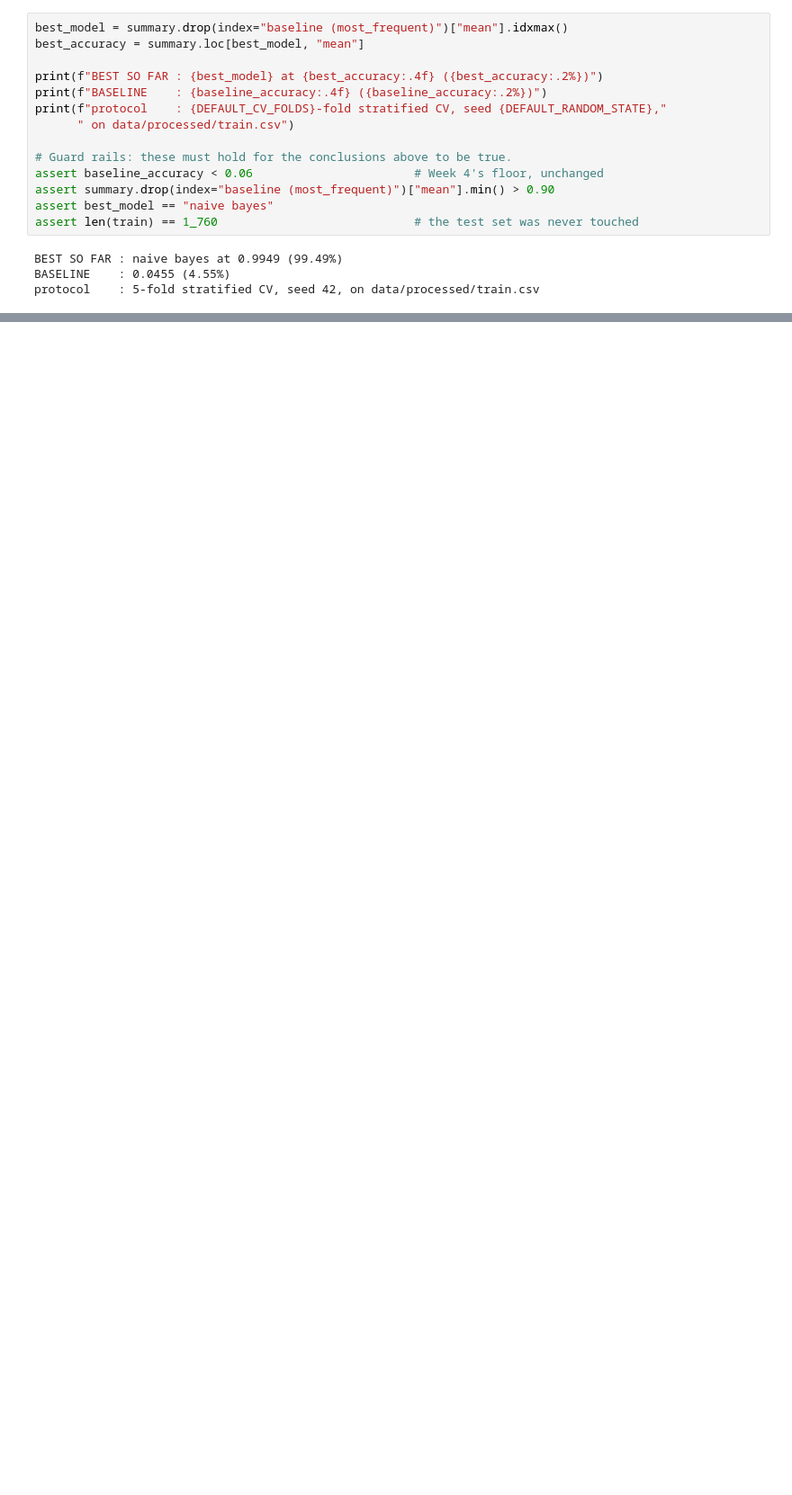
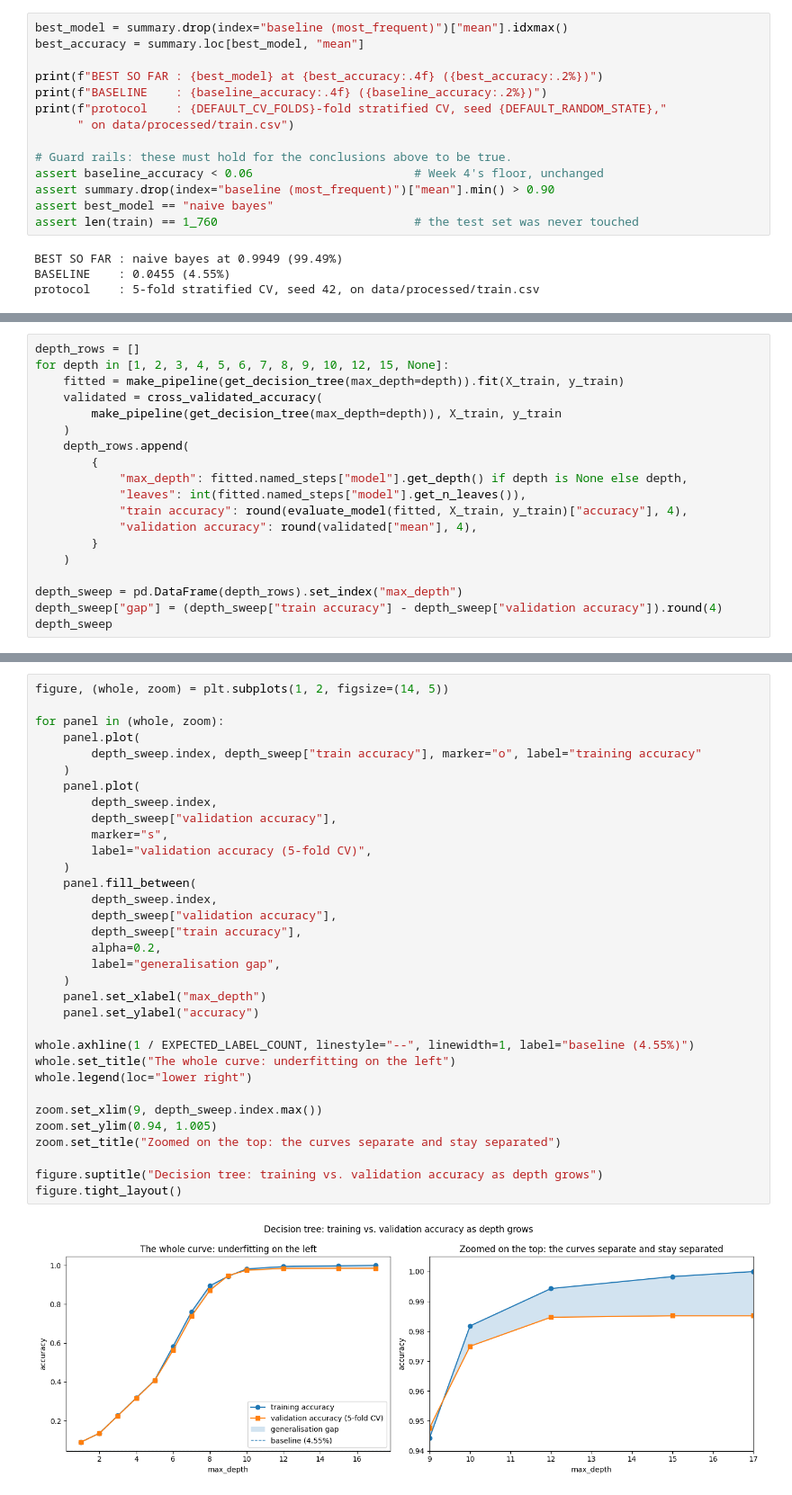
Before and after one commit to Raj-Indra-Asura/Crop-Recommendation-System, a Jupyter notebook: notebooks/05_classification_models.ipynb, the cells around one changed output, grey strips where cells are left out. Shown at 90% size. Cells and saved outputs as stored; diff of their text form; blank space fills up the shorter version.

```diff
--- a/notebooks/05_classification_models.ipynb
+++ b/notebooks/05_classification_models.ipynb
@@ -583,0 +827,19 @@ protocol    : 5-fold stratified CV, seed 42, on data/processed/train.csv
+# %%
+depth_rows = []
+for depth in [1, 2, 3, 4, 5, 6, 7, 8, 9, 10, 12, 15, None]:
+    fitted = make_pipeline(get_decision_tree(max_depth=depth)).fit(X_train, y_train)
+    validated = cross_validated_accuracy(
+        make_pipeline(get_decision_tree(max_depth=depth)), X_train, y_train
+    )
+    depth_rows.append(
+        {
+            "max_depth": fitted.named_steps["model"].get_depth() if depth is None else depth,
+            "leaves": int(fitted.named_steps["model"].get_n_leaves()),
+            "train accuracy": round(evaluate_model(fitted, X_train, y_train)["accuracy"], 4),
+            "validation accuracy": round(validated["mean"], 4),
+        }
+    )
+
+depth_sweep = pd.DataFrame(depth_rows).set_index("max_depth")
+depth_sweep["gap"] = (depth_sweep["train accuracy"] - depth_sweep["validation accuracy"]).round(4)
+depth_sweep
@@ -583,0 +862,35 @@ protocol    : 5-fold stratified CV, seed 42, on data/processed/train.csv
+# %%
+figure, (whole, zoom) = plt.subplots(1, 2, figsize=(14, 5))
+
+for panel in (whole, zoom):
+    panel.plot(
+        depth_sweep.index, depth_sweep["train accuracy"], marker="o", label="training accuracy"
+    )
+    panel.plot(
+        depth_sweep.index,
+        depth_sweep["validation accuracy"],
+        marker="s",
+        label="validation accuracy (5-fold CV)",
+    )
+    panel.fill_between(
+        depth_sweep.index,
+        depth_sweep["validation accuracy"],
+        depth_sweep["train accuracy"],
+        alpha=0.2,
+        label="generalisation gap",
+    )
+    panel.set_xlabel("max_depth")
+    panel.set_ylabel("accuracy")
+
+whole.axhline(1 / EXPECTED_LABEL_COUNT, linestyle="--", linewidth=1, label="baseline (4.55%)")
+whole.set_title("The whole curve: underfitting on the left")
+whole.legend(loc="lower right")
+
+zoom.set_xlim(9, depth_sweep.index.max())
+zoom.set_ylim(0.94, 1.005)
+zoom.set_title("Zoomed on the top: the curves separate and stay separated")
+
+figure.suptitle("Decision tree: training vs. validation accuracy as depth grows")
+figure.tight_layout()
+# %% [output]
+[figure, added]
```
Also changed, not shown: parts of 32 cells of this notebook.
